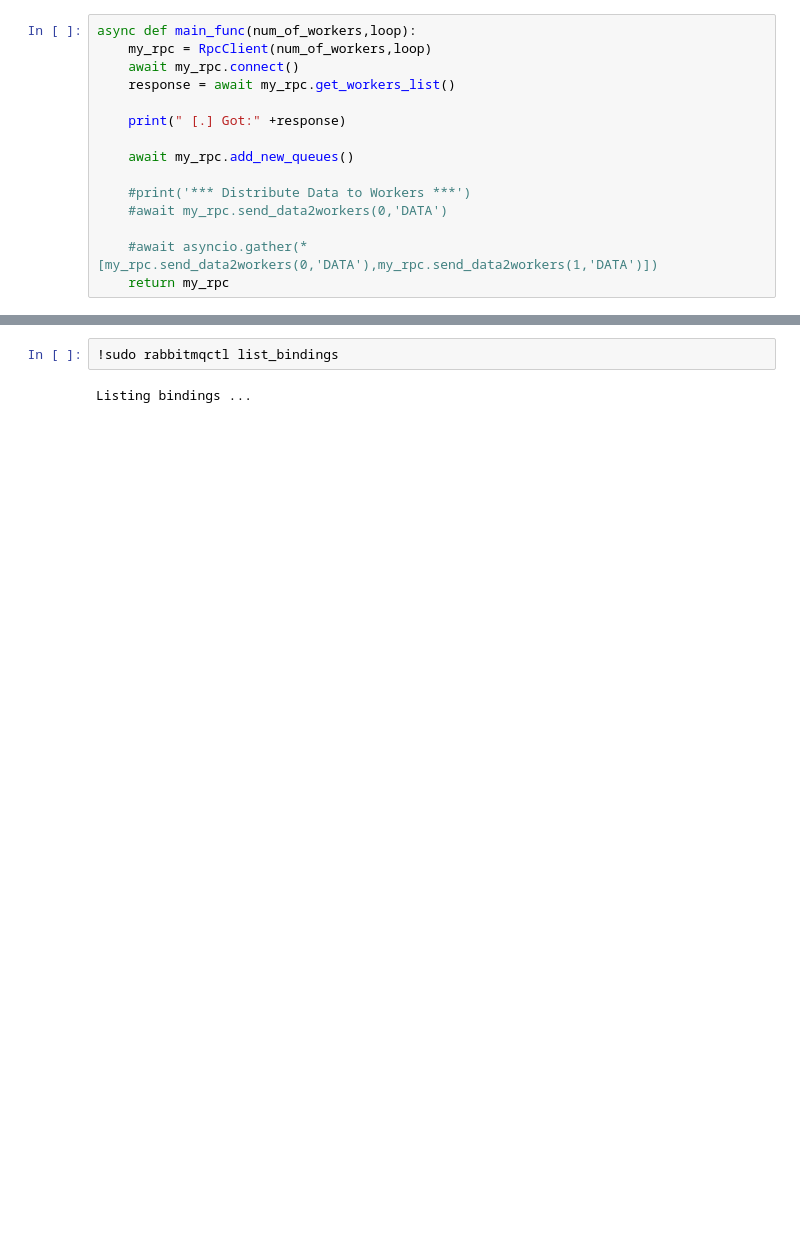
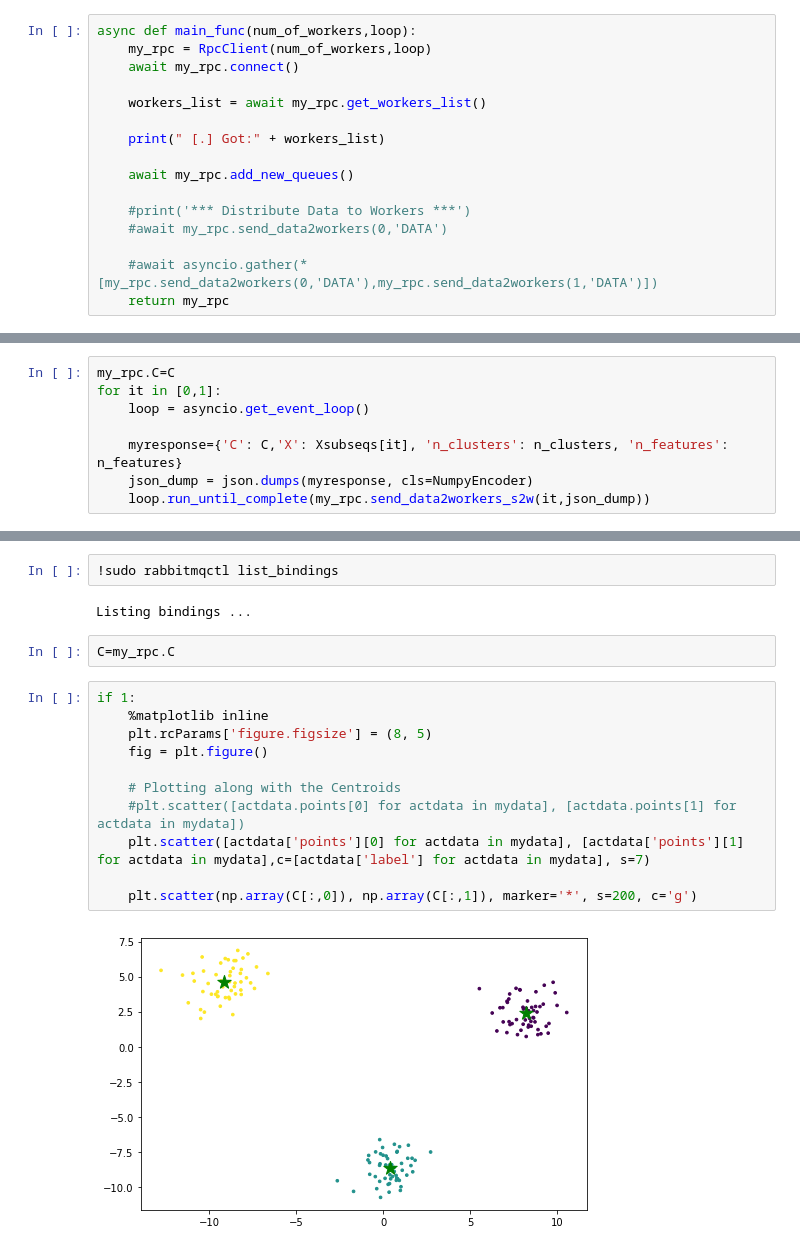
Before and after one commit to bapoczos/ScalableML, a Jupyter notebook: DistributedComputing/RabbitMQ/AIO_Pika/Example_11_Distributed_Kmeans/server.ipynb, the cells around one changed output, grey strips where cells are left out. Drawn from its saved outputs; the diff is of its cells as text; blank space fills up the shorter version.

```diff
--- a/DistributedComputing/RabbitMQ/AIO_Pika/Example_11_Distributed_Kmeans/server.ipynb
+++ b/DistributedComputing/RabbitMQ/AIO_Pika/Example_11_Distributed_Kmeans/server.ipynb
@@ -278,9 +374,10 @@ class RpcClient:
 async def main_func(num_of_workers,loop):
     my_rpc = RpcClient(num_of_workers,loop)
     await my_rpc.connect()
-    response = await my_rpc.get_workers_list()
 
-    print(" [.] Got:" +response)
+    workers_list = await my_rpc.get_workers_list()
+
+    print(" [.] Got:" + workers_list)
 
     await my_rpc.add_new_queues()
 
@@ -313,0 +471,8 @@ KeyboardInterrupt:
+# %%
+my_rpc.C=C
+for it in [0,1]:
+    loop = asyncio.get_event_loop()
+
+    myresponse={'C': C,'X': Xsubseqs[it], 'n_clusters': n_clusters, 'n_features': n_features}
+    json_dump = json.dumps(myresponse, cls=NumpyEncoder)
+    loop.run_until_complete(my_rpc.send_data2workers_s2w(it,json_dump))
@@ -370,3 +540,18 @@ Starting node 'rabbit@ip-172-31-21-156' ...
 !sudo rabbitmqctl list_bindings
 # %% [output]
 Listing bindings ...
+# %%
+C=my_rpc.C
+# %%
+if 1:
+    %matplotlib inline
+    plt.rcParams['figure.figsize'] = (8, 5)
+    fig = plt.figure()
+
+    # Plotting along with the Centroids
+    #plt.scatter([actdata.points[0] for actdata in mydata], [actdata.points[1] for actdata in mydata])
+    plt.scatter([actdata['points'][0] for actdata in mydata], [actdata['points'][1] for actdata in mydata],c=[actdata['label'] for actdata in mydata], s=7)
+
+    plt.scatter(np.array(C[:,0]), np.array(C[:,1]), marker='*', s=200, c='g')
+# %% [output]
+[figure, added]
```
Also changed, not shown: parts of 14 cells of this notebook, 3 other files.
